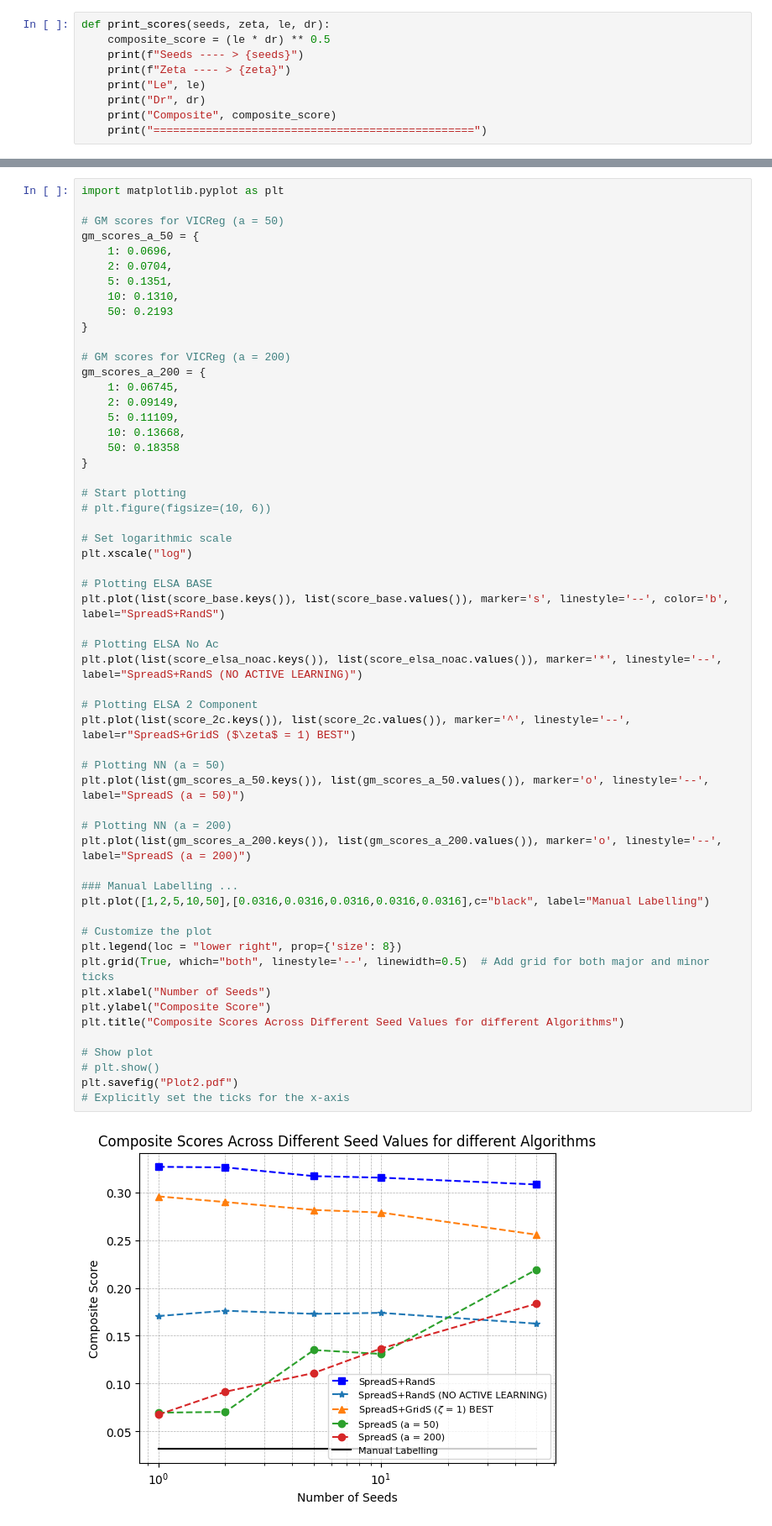
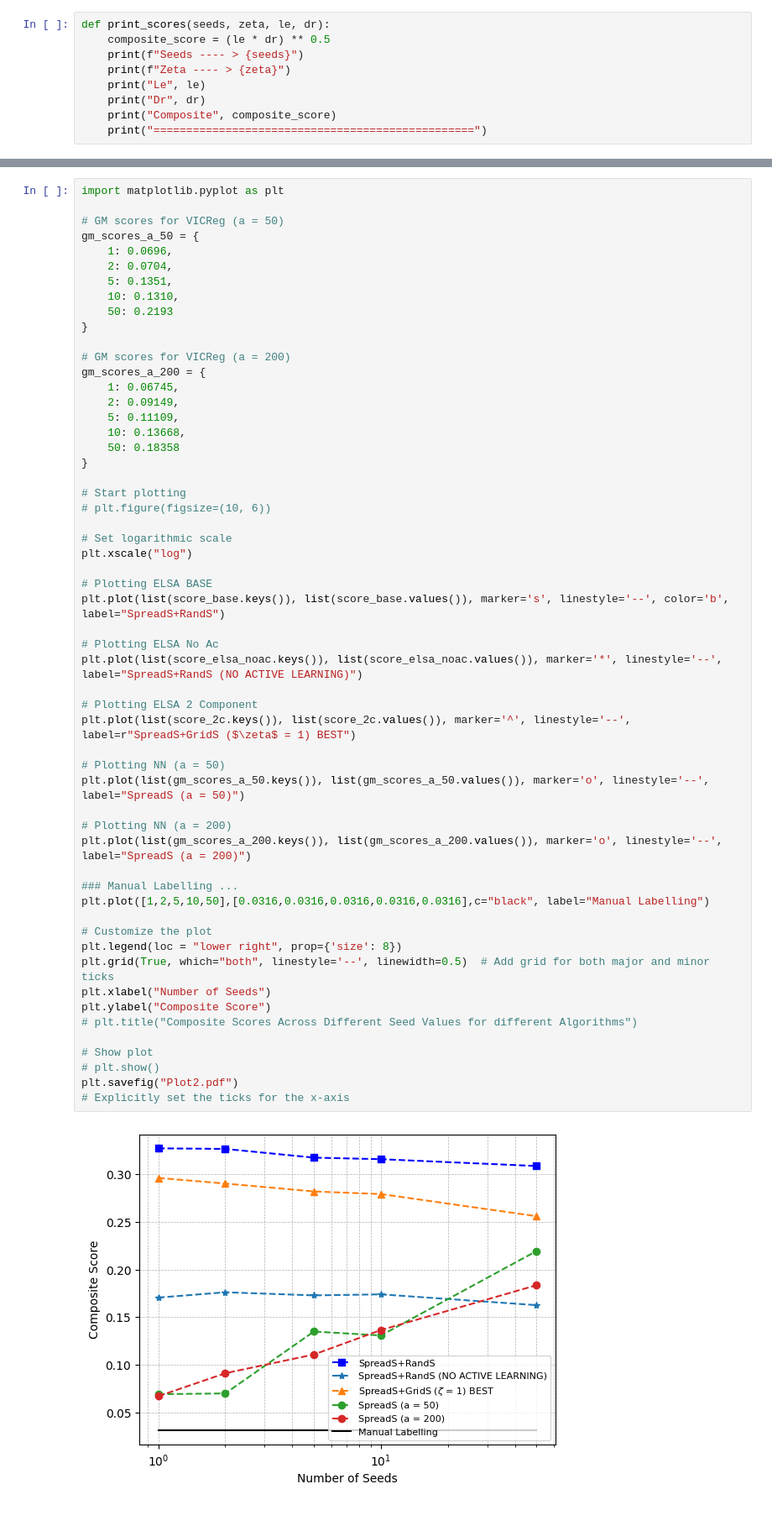
Before and after one commit to dc250601/ELSA, a Jupyter notebook: ANALYSIS/Analysis.ipynb, the cells around one changed output, grey strips where cells are left out. Shown at 84% size. Drawn from its saved outputs; the diff is of its cells as text.

```diff
--- a/ANALYSIS/Analysis.ipynb
+++ b/ANALYSIS/Analysis.ipynb
@@ -550,35 +501,35 @@ plt.xscale("log")
 
 # Plotting ELSA BASE
 plt.plot(list(score_base.keys()), list(score_base.values()), marker='s', linestyle='--', color='b', label="SpreadS+RandS")
 
 # Plotting ELSA No Ac
 plt.plot(list(score_elsa_noac.keys()), list(score_elsa_noac.values()), marker='*', linestyle='--', label="SpreadS+RandS (NO ACTIVE LEARNING)")
 
 # Plotting ELSA 2 Component
 plt.plot(list(score_2c.keys()), list(score_2c.values()), marker='^', linestyle='--', label=r"SpreadS+GridS ($\zeta$ = 1) BEST")
 
 # Plotting NN (a = 50)
 plt.plot(list(gm_scores_a_50.keys()), list(gm_scores_a_50.values()), marker='o', linestyle='--', label="SpreadS (a = 50)")
 
 # Plotting NN (a = 200)
 plt.plot(list(gm_scores_a_200.keys()), list(gm_scores_a_200.values()), marker='o', linestyle='--', label="SpreadS (a = 200)")
 
 ### Manual Labelling ...
 plt.plot([1,2,5,10,50],[0.0316,0.0316,0.0316,0.0316,0.0316],c="black", label="Manual Labelling")
 
 # Customize the plot
 plt.legend(loc = "lower right", prop={'size': 8})
 plt.grid(True, which="both", linestyle='--', linewidth=0.5)  # Add grid for both major and minor ticks
 plt.xlabel("Number of Seeds")
 plt.ylabel("Composite Score")
-plt.title("Composite Scores Across Different Seed Values for different Algorithms")
+# plt.title("Composite Scores Across Different Seed Values for different Algorithms")
 
 # Show plot
 # plt.show()
 plt.savefig("Plot2.pdf")
 # Explicitly set the ticks for the x-axis
 # %% [output]
-[figure, old version]
+[figure, new version]
 # %%
 import matplotlib.pyplot as plt
 
```
Also changed, not shown: parts of 10 cells of this notebook, 4 other files.
